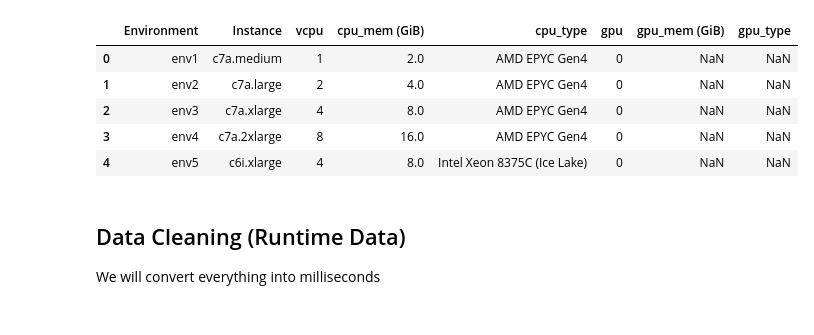
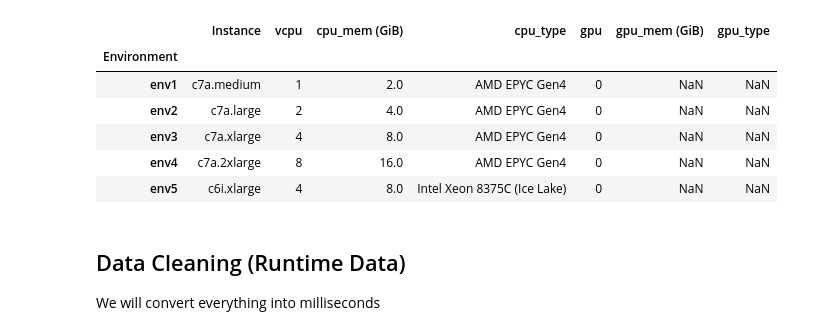
Before and after one commit to louiecai/DSC-180B-Hardware-Acceleration, a Jupyter notebook: data_analysis.ipynb, the cells around one changed output. Saved outputs shown, nothing was run; the diff lists cells and outputs as text; code cells hidden in the pictures.

Commit message:
Fixed something in the processor file. Added some data analysis on env1-env10. Large Sample Data file has also been updated

```diff
--- a/data_analysis.ipynb
+++ b/data_analysis.ipynb
@@ -5,13 +7,15 @@ import re
 # %%
-env_data = pd.read_csv("data/env_data.csv", index_col=0)
+# Load data about environment specs
+env_data = pd.read_csv("data/env_data.csv", index_col=0).set_index("Environment")
 env_data.head()
 # %% [output]
-|  | Environment | Instance | vcpu | cpu_mem (GiB) | cpu_type | gpu | gpu_mem (GiB) | gpu_type |
-| 0 | env1 | c7a.medium | 1 | 2.0 | AMD EPYC Gen4 | 0 | NaN | NaN |
-| 1 | env2 | c7a.large | 2 | 4.0 | AMD EPYC Gen4 | 0 | NaN | NaN |
-| 2 | env3 | c7a.xlarge | 4 | 8.0 | AMD EPYC Gen4 | 0 | NaN | NaN |
-| 3 | env4 | c7a.2xlarge | 8 | 16.0 | AMD EPYC Gen4 | 0 | NaN | NaN |
-| 4 | env5 | c6i.xlarge | 4 | 8.0 | Intel Xeon 8375C (Ice Lake) | 0 | NaN | NaN |
+|  | Instance | vcpu | cpu_mem (GiB) | cpu_type | gpu | gpu_mem (GiB) | gpu_type |
+| Environment |  |  |  |  |  |  |  |
+| env1 | c7a.medium | 1 | 2.0 | AMD EPYC Gen4 | 0 | NaN | NaN |
+| env2 | c7a.large | 2 | 4.0 | AMD EPYC Gen4 | 0 | NaN | NaN |
+| env3 | c7a.xlarge | 4 | 8.0 | AMD EPYC Gen4 | 0 | NaN | NaN |
+| env4 | c7a.2xlarge | 8 | 16.0 | AMD EPYC Gen4 | 0 | NaN | NaN |
+| env5 | c6i.xlarge | 4 | 8.0 | Intel Xeon 8375C (Ice Lake) | 0 | NaN | NaN |
 # %% [markdown]
 ## Data Cleaning (Runtime Data)
 We will convert everything into milliseconds
```
Also changed, not shown: parts of 32 cells of this notebook, 3 other files.
